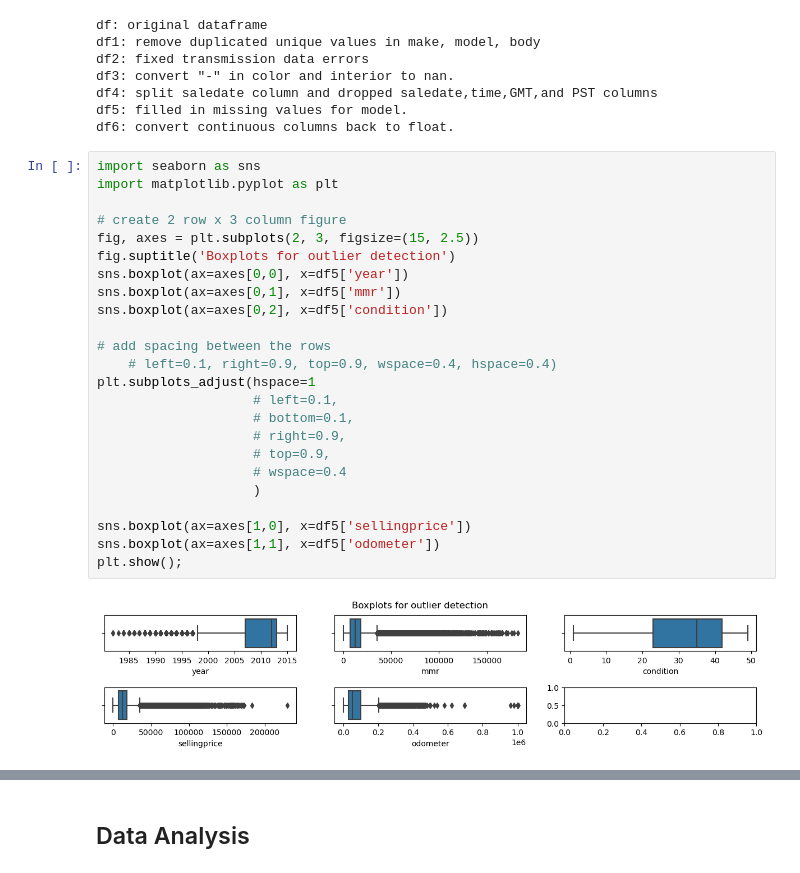
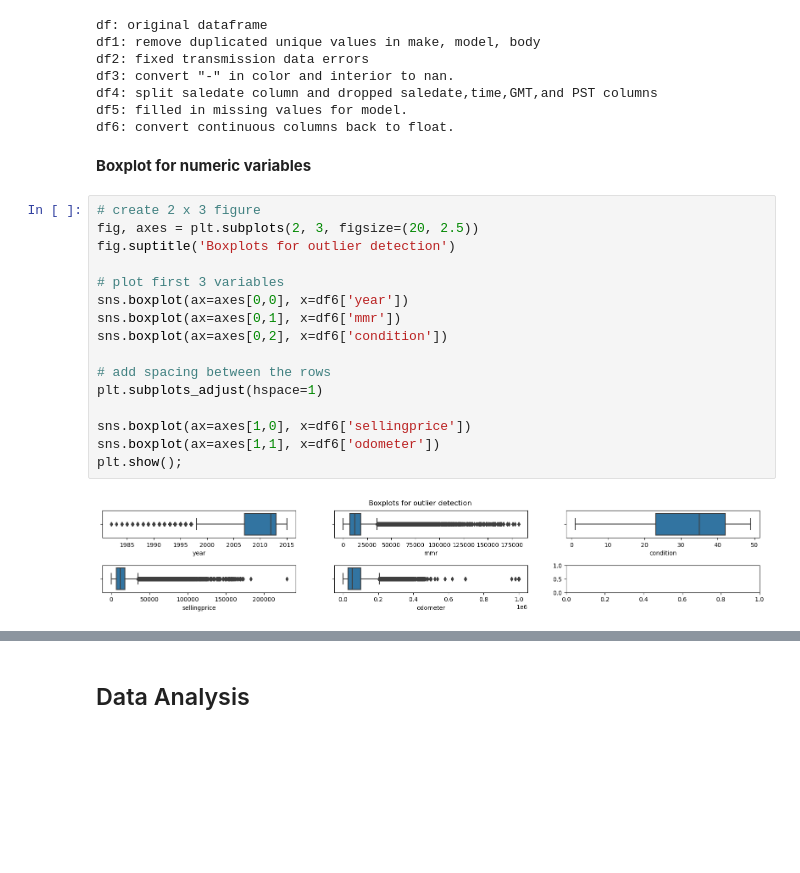
Before and after one commit to aprilhong/vehiclesales, a Jupyter notebook: Vehicle_DA.ipynb, the cells around one changed output, grey strips where cells are left out. Saved outputs shown, nothing was run; the diff lists cells and outputs as text; blank space fills up the shorter version.

```diff
--- a/Vehicle_DA.ipynb
+++ b/Vehicle_DA.ipynb
@@ -1200,29 +1235,23 @@ df3: convert "-" in color and interior to nan.
 df4: split saledate column and dropped saledate,time,GMT,and PST columns
 df5: filled in missing values for model.
 df6: convert continuous columns back to float.
+# %% [markdown]
+**Boxplot for numeric variables**
 # %%
-import seaborn as sns
-import matplotlib.pyplot as plt
+# create 2 x 3 figure
+fig, axes = plt.subplots(2, 3, figsize=(20, 2.5))
+fig.suptitle('Boxplots for outlier detection')
 
-# create 2 row x 3 column figure
-fig, axes = plt.subplots(2, 3, figsize=(15, 2.5))
-fig.suptitle('Boxplots for outlier detection')
-sns.boxplot(ax=axes[0,0], x=df5['year'])
-sns.boxplot(ax=axes[0,1], x=df5['mmr'])
-sns.boxplot(ax=axes[0,2], x=df5['condition'])
+# plot first 3 variables
+sns.boxplot(ax=axes[0,0], x=df6['year'])
+sns.boxplot(ax=axes[0,1], x=df6['mmr'])
+sns.boxplot(ax=axes[0,2], x=df6['condition'])
 
 # add spacing between the rows
-    # left=0.1, right=0.9, top=0.9, wspace=0.4, hspace=0.4)
-plt.subplots_adjust(hspace=1
-                    # left=0.1,
-                    # bottom=0.1,
-                    # right=0.9,
-                    # top=0.9,
-                    # wspace=0.4
-                    )
+plt.subplots_adjust(hspace=1)
 
-sns.boxplot(ax=axes[1,0], x=df5['sellingprice'])
-sns.boxplot(ax=axes[1,1], x=df5['odometer'])
+sns.boxplot(ax=axes[1,0], x=df6['sellingprice'])
+sns.boxplot(ax=axes[1,1], x=df6['odometer'])
 plt.show();
 # %% [output]
-[figure, old version]
+[figure, new version]
```
Also changed, not shown: parts of 180 cells of this notebook.
